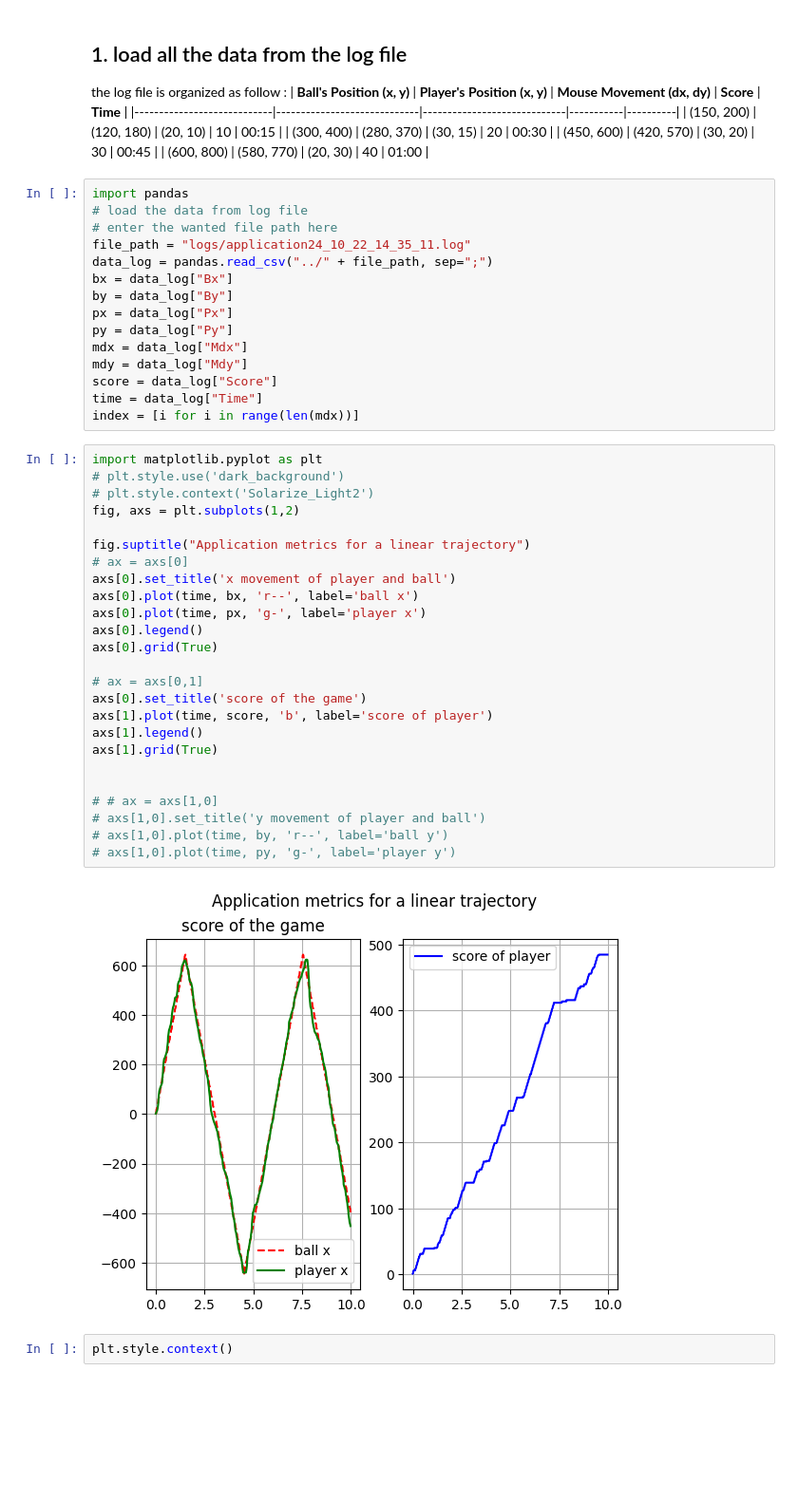
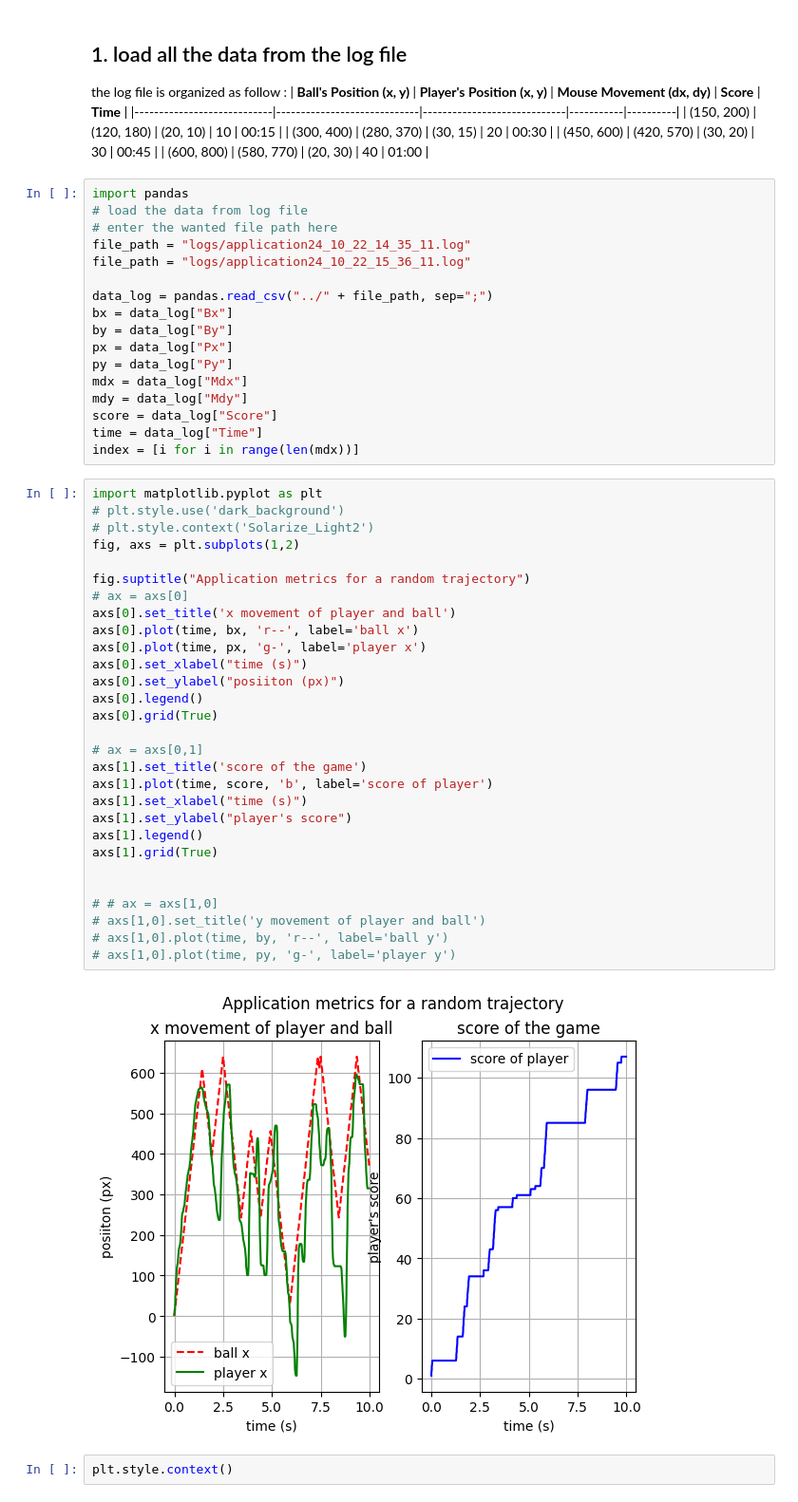
Before and after one commit to joaoMartinSaquet/ia2_learning_env, a Jupyter notebook: python_plotter/plotter.ipynb, the cells around one changed output. Shown at 95% size. Drawn from its saved outputs; the diff is of its cells as text; blank space fills up the shorter version.

Commit message:
fix bug in random traj

```diff
--- a/python_plotter/plotter.ipynb
+++ b/python_plotter/plotter.ipynb
@@ -15,6 +15,8 @@ import pandas
 # load the data from log file
 # enter the wanted file path here
 file_path = "logs/application24_10_22_14_35_11.log"
+file_path = "logs/application24_10_22_15_36_11.log"
+
 data_log = pandas.read_csv("../" + file_path, sep=";")
 bx = data_log["Bx"]
 by = data_log["By"]
@@ -28,30 +30,34 @@ index = [i for i in range(len(mdx))]
 # %%
 import matplotlib.pyplot as plt
 # plt.style.use('dark_background')
 # plt.style.context('Solarize_Light2')
 fig, axs = plt.subplots(1,2)
 
-fig.suptitle("Application metrics for a linear trajectory")
+fig.suptitle("Application metrics for a random trajectory")
 # ax = axs[0]
 axs[0].set_title('x movement of player and ball')
 axs[0].plot(time, bx, 'r--', label='ball x')
 axs[0].plot(time, px, 'g-', label='player x')
+axs[0].set_xlabel("time (s)")
+axs[0].set_ylabel("posiiton (px)")
 axs[0].legend()
 axs[0].grid(True)
 
 # ax = axs[0,1]
-axs[0].set_title('score of the game')
+axs[1].set_title('score of the game')
 axs[1].plot(time, score, 'b', label='score of player')
+axs[1].set_xlabel("time (s)")
+axs[1].set_ylabel("player's score")
 axs[1].legend()
 axs[1].grid(True)
 
 
 # # ax = axs[1,0]
 # axs[1,0].set_title('y movement of player and ball')
 # axs[1,0].plot(time, by, 'r--', label='ball y')
 # axs[1,0].plot(time, py, 'g-', label='player y')
 # %% [output]
-[figure, old version]
+[figure, new version]
 # %%
 plt.style.context()
 # %% [output]
```
Also changed, not shown: 1 other file.
